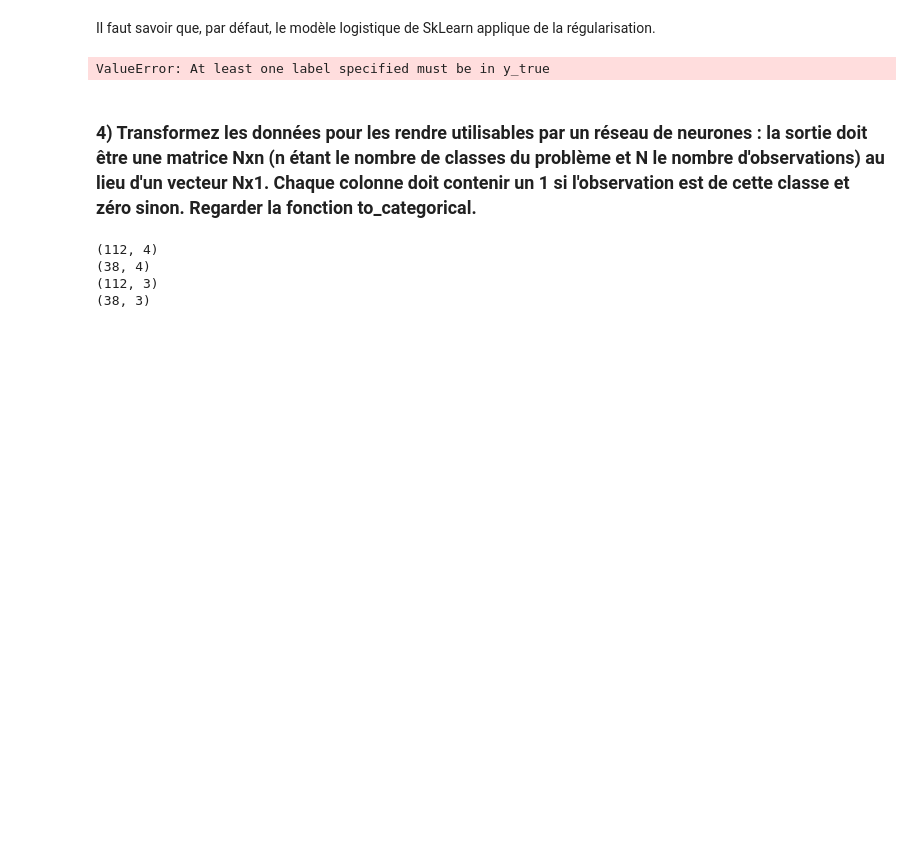
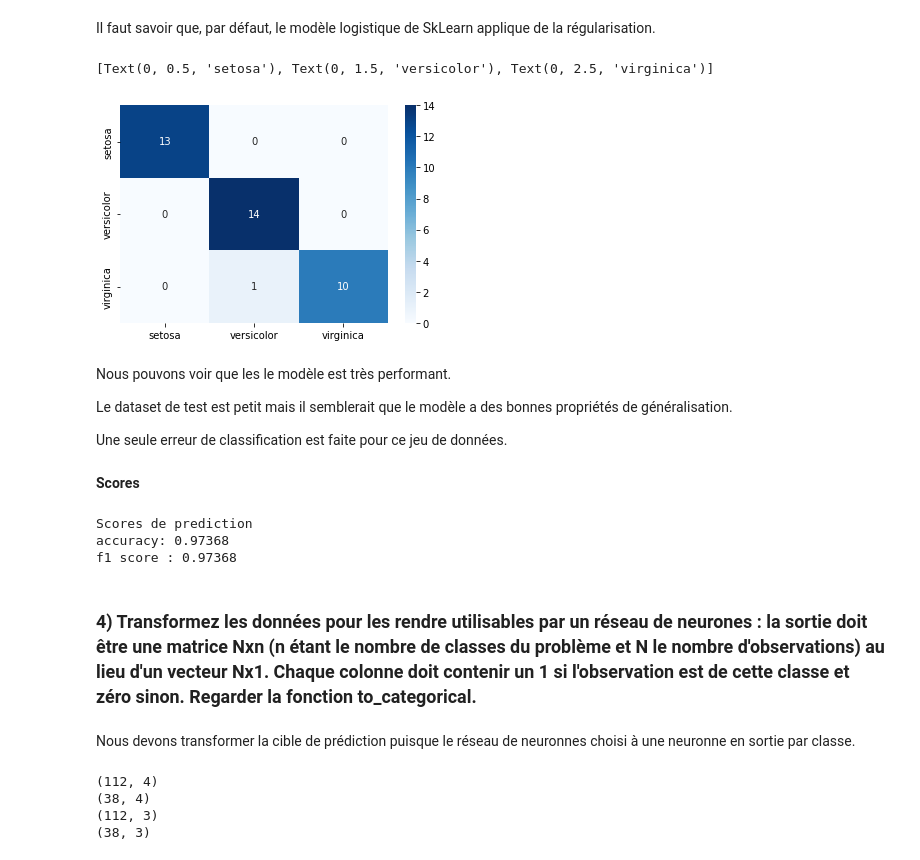
Before and after one commit to alexiscampan/DeepLearning, a Jupyter notebook: TD1/Exercice_2/TD1_exo2.ipynb, the cells around one changed output. Cells and saved outputs as stored; diff of their text form; code cells hidden in the pictures; blank space fills up the shorter version.

```diff
--- a/TD1/Exercice_2/TD1_exo2.ipynb
+++ b/TD1/Exercice_2/TD1_exo2.ipynb
@@ -39,18 +39,35 @@ clf = LogisticRegression(random_state=1234).fit(X_train, Y_train)
 # %%
 from sklearn.metrics import confusion_matrix
 # we are using seaborn to plot the confusion matrix
-sns.heatmap(
-    confusion_matrix(clf.predict(X_test), Y_test, labels = iris.target_names),
-     annot=True,  cmap='Blues')
+ax= plt.subplot()
+sns.heatmap(confusion_matrix(clf.predict(X_test), Y_test), annot=True,  cmap='Blues')
+ax.xaxis.set_ticklabels(iris.target_names); ax.yaxis.set_ticklabels(iris.target_names)
 # %% [output]
-ValueError: At least one label specified must be in y_true
+[Text(0, 0.5, 'setosa'), Text(0, 1.5, 'versicolor'), Text(0, 2.5, 'virginica')]
+[figure, added]
+# %% [markdown]
+Nous pouvons voir que les le modèle est très performant.
+
+Le dataset de test est petit mais il semblerait que le modèle a des bonnes propriétés de généralisation.
+
+Une seule erreur de classification est faite pour ce jeu  de données.
+# %% [markdown]
+**Scores**
 # %%
 
-print('results:')
+print('Scores de prediction')
 print('accuracy: {:2.5}'.format(accuracy_score(
-    model.predict(X_test).argmax(axis=1), Y_test.argmax(axis=1))))
+    clf.predict(X_test),Y_test)))
+print('f1 score : {:2.5}'.format(f1_score(
+    clf.predict(X_test),Y_test, average = "micro")))
+# %% [output]
+Scores de prediction
+accuracy: 0.97368
+f1 score : 0.97368
 # %% [markdown]
 ### 4) Transformez les données pour les rendre utilisables par un réseau de neurones : la sortie doit être une matrice Nxn (n étant le nombre de classes du problème et N le nombre d'observations) au lieu d'un vecteur Nx1. Chaque colonne doit contenir un 1 si l'observation est de cette classe et zéro sinon. Regarder la fonction to_categorical.
+# %% [markdown]
+Nous devons transformer la cible de prédiction puisque le réseau de neuronnes choisi à une neuronne en sortie par classe.
 # %%
 import tensorflow as tf
 # we use the to_categorical function to adapt our dataframe to neural network
```
Also changed, not shown: parts of 11 cells of this notebook.
